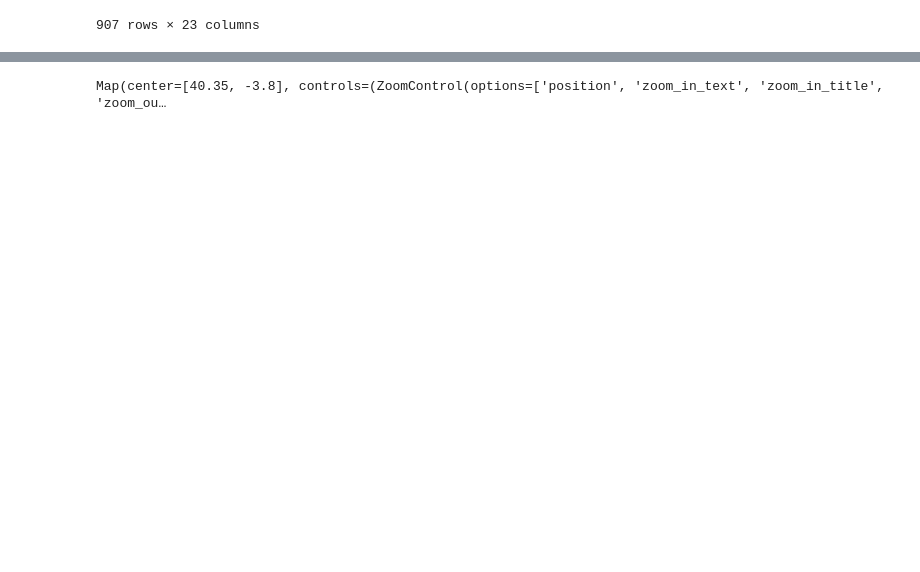
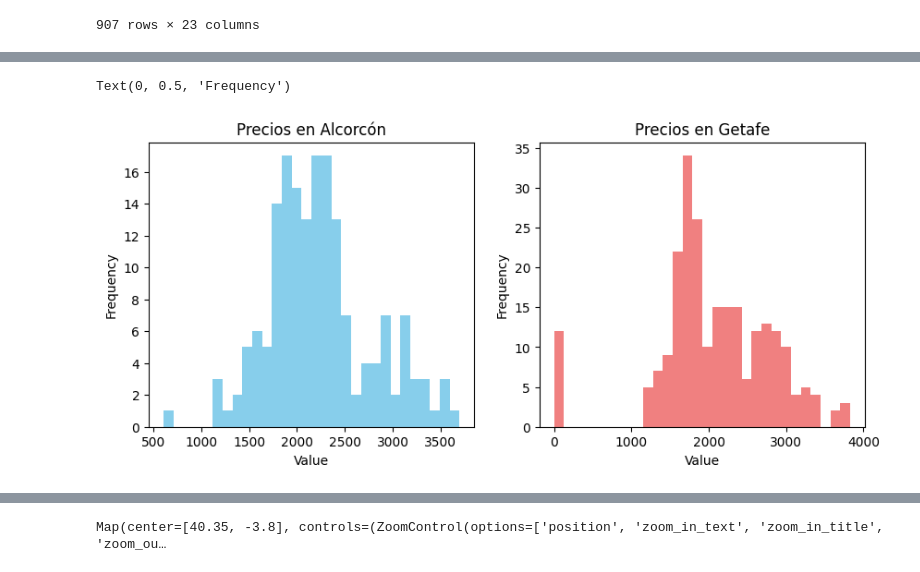
Before and after one commit to Isacondobled/pre_work, a Jupyter notebook: notebooks/01_analysis.ipynb, the cells around one changed output, grey strips where cells are left out. Drawn from its saved outputs; the diff is of its cells as text; code cells hidden in the pictures; blank space fills up the shorter version.

```diff
--- a/notebooks/01_analysis.ipynb
+++ b/notebooks/01_analysis.ipynb
@@ -302,0 +437,20 @@ Execute the following cell, and then start coding in the next one. You must impl
+# %%
+alc = "Alcorcón"
+geta = "Getafe"
+pps_alc = df.assign(price_per_area = df["price"]/df["surface"]).query("level5==@alc")["price_per_area"]
+pps_geta = df.assign(price_per_area = df["price"]/df["surface"]).query("level5==@geta")["price_per_area"]
+
+fig, axes = plt.subplots(1, 2, figsize=(10, 4))
+
+axes[0].hist(pps_alc, bins=30, color='skyblue')
+axes[0].set_title('Precios en Alcorcón')
+axes[0].set_xlabel('Value')
+axes[0].set_ylabel('Frequency')
+
+axes[1].hist(pps_geta, bins=30, color='lightcoral')
+axes[1].set_title('Precios en Getafe')
+axes[1].set_xlabel('Value')
+axes[1].set_ylabel('Frequency')
+# %% [output]
+Text(0, 0.5, 'Frequency')
+[figure, added]
```
Also changed, not shown: parts of 32 cells of this notebook.
